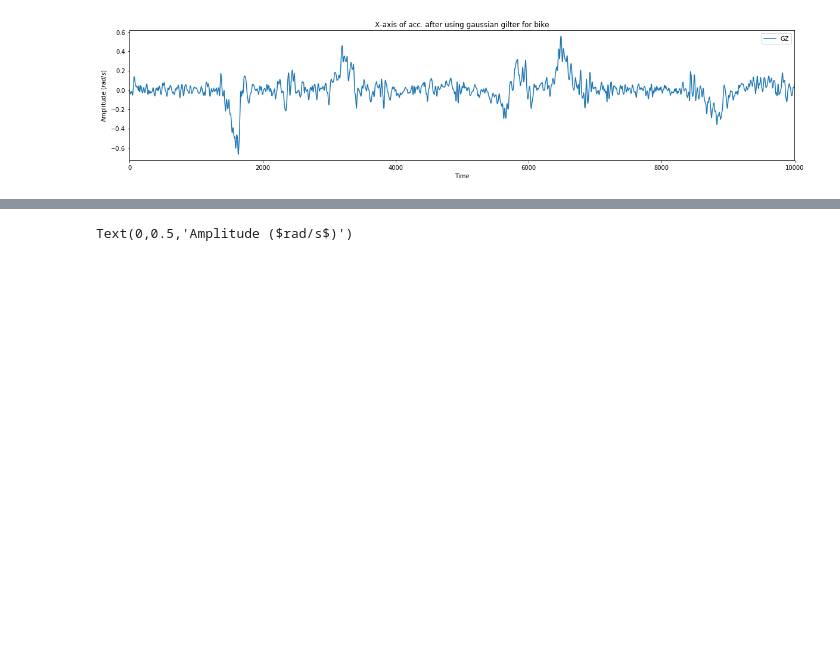
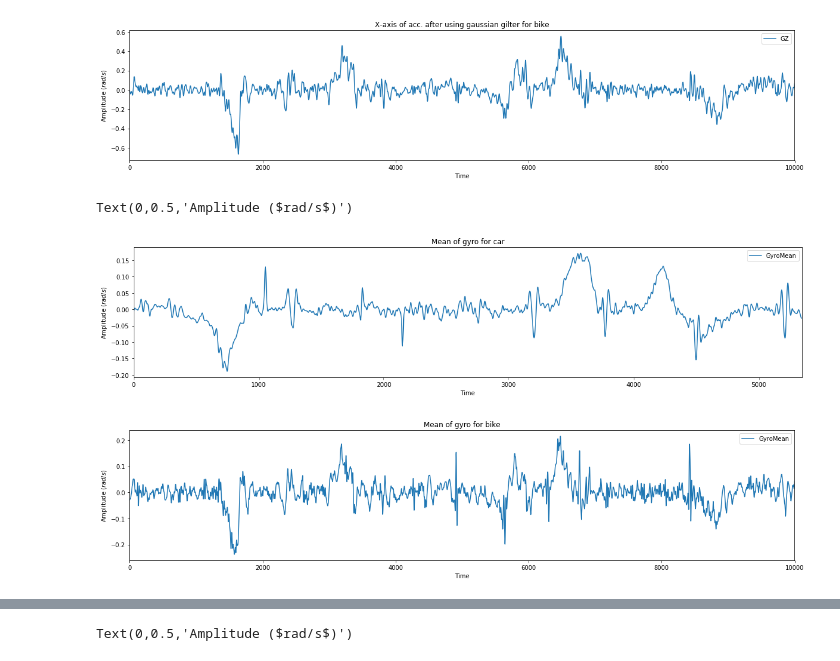
Before and after one commit to dhananjayece244/MTP, a Jupyter notebook: bike_and_car_pattern.ipynb, the cells around one changed output, grey strips where cells are left out. Cells and saved outputs as stored; diff of their text form; code cells hidden in the pictures; blank space fills up the shorter version.

```diff
--- a/bike_and_car_pattern.ipynb
+++ b/bike_and_car_pattern.ipynb
@@ -93,11 +109,16 @@ def GaussianFilter(df, window_length):
     return df1
 # %%
 df_car_smooth = GaussianFilter(df_car, 5)
+df_car_smooth['AccMean'] = (df_car_smooth['AX'] + df_car_smooth['AY'] + df_car_smooth['AZ'])/3
+df_car_smooth['GyroMean'] = (df_car_smooth['GX'] + df_car_smooth['GY'] + df_car_smooth['GZ'])/3
+
 df_car_smooth[['GZ']].plot(figsize = (20,4), title = "X-axis of acc. after using gaussian gilter for car")
 plt.xlabel('Time')
 plt.ylabel('Amplitude ($rad/s$)')
 
 df_bike_smooth = GaussianFilter(df_bike, 5)
+df_bike_smooth['AccMean'] = (df_bike_smooth['AX'] + df_bike_smooth['AY'] + df_bike_smooth['AZ'])/3
+df_bike_smooth['GyroMean'] = (df_bike_smooth['GX'] + df_bike_smooth['GY'] + df_bike_smooth['GZ'])/3
 df_bike_smooth[['GZ']].plot(figsize = (20,4), title = "X-axis of acc. after using gaussian gilter for bike")
 plt.xlabel('Time')
 plt.ylabel('Amplitude ($rad/s$)')
@@ -105,3 +126,14 @@ plt.ylabel('Amplitude ($rad/s$)')
 Text(0,0.5,'Amplitude ($rad/s$)')
 [figure]
 [figure]
+# %%
+df_car_smooth[['GyroMean']].plot(figsize = (20,4), title = "Mean of gyro for car")
+plt.xlabel('Time')
+plt.ylabel('Amplitude ($rad/s$)')
+df_bike_smooth[['GyroMean']].plot(figsize = (20,4), title = "Mean of gyro for bike")
+plt.xlabel('Time')
+plt.ylabel('Amplitude ($rad/s$)')
+# %% [output]
+Text(0,0.5,'Amplitude ($rad/s$)')
+[figure, added]
+[figure, added]
```
Also changed, not shown: parts of 11 cells of this notebook, 38 other files.
